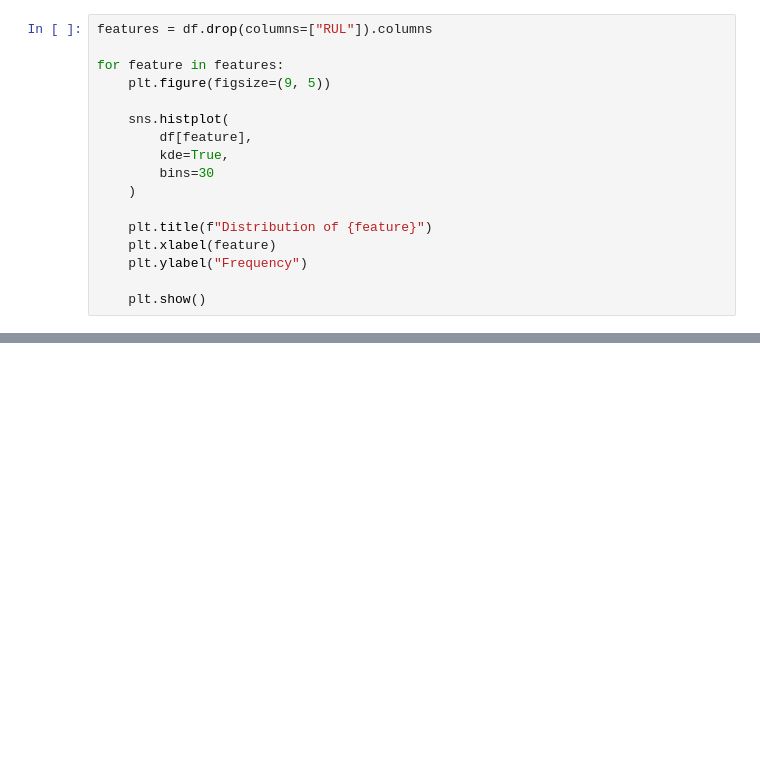
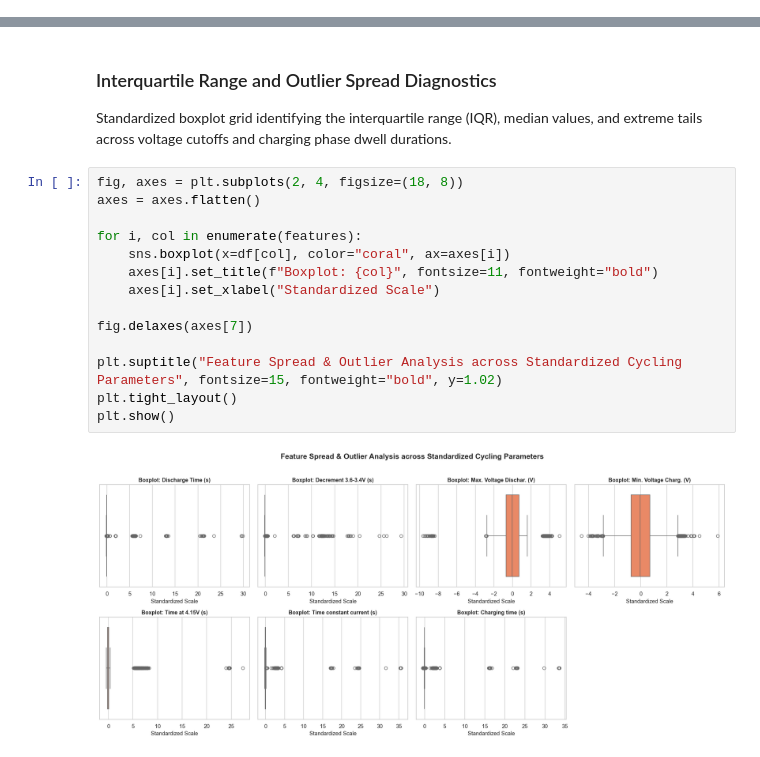
Before and after one commit to Next-Gen-Coder-2007/Intelligent-Lithium-Ion-Battery-Remaining-Useful-Life-Prediction-Digital-Twin, a Jupyter notebook: version1.ipynb, the cells around one changed output, grey strips where cells are left out. Cells and saved outputs as stored; diff of their text form; blank space fills up the shorter version.

Commit message:
Update version1: 10 ML models benchmark, 5-fold cross-validation, GPU acceleration, and EDA visual analytics

```diff
--- a/version1.ipynb
+++ b/version1.ipynb
@@ -120,17 +0,0 @@ plt.show()
-# %%
-features = df.drop(columns=["RUL"]).columns
-
-for feature in features:
-    plt.figure(figsize=(9, 5))
-
-    sns.histplot(
-        df[feature],
-        kde=True,
-        bins=30
-    )
-
-    plt.title(f"Distribution of {feature}")
-    plt.xlabel(feature)
-    plt.ylabel("Frequency")
-
-    plt.show()
@@ -773,0 +124,20 @@ Best Optimized Model: Random Forest
+# %% [markdown]
+### Interquartile Range and Outlier Spread Diagnostics
+
+Standardized boxplot grid identifying the interquartile range (IQR), median values, and extreme tails across voltage cutoffs and charging phase dwell durations.
+# %%
+fig, axes = plt.subplots(2, 4, figsize=(18, 8))
+axes = axes.flatten()
+
+for i, col in enumerate(features):
+    sns.boxplot(x=df[col], color="coral", ax=axes[i])
+    axes[i].set_title(f"Boxplot: {col}", fontsize=11, fontweight="bold")
+    axes[i].set_xlabel("Standardized Scale")
+
+fig.delaxes(axes[7])
+
+plt.suptitle("Feature Spread & Outlier Analysis across Standardized Cycling Parameters", fontsize=15, fontweight="bold", y=1.02)
+plt.tight_layout()
+plt.show()
+# %% [output]
+[figure, added]
```
Also changed, not shown: parts of 76 cells of this notebook, 3 other files.
